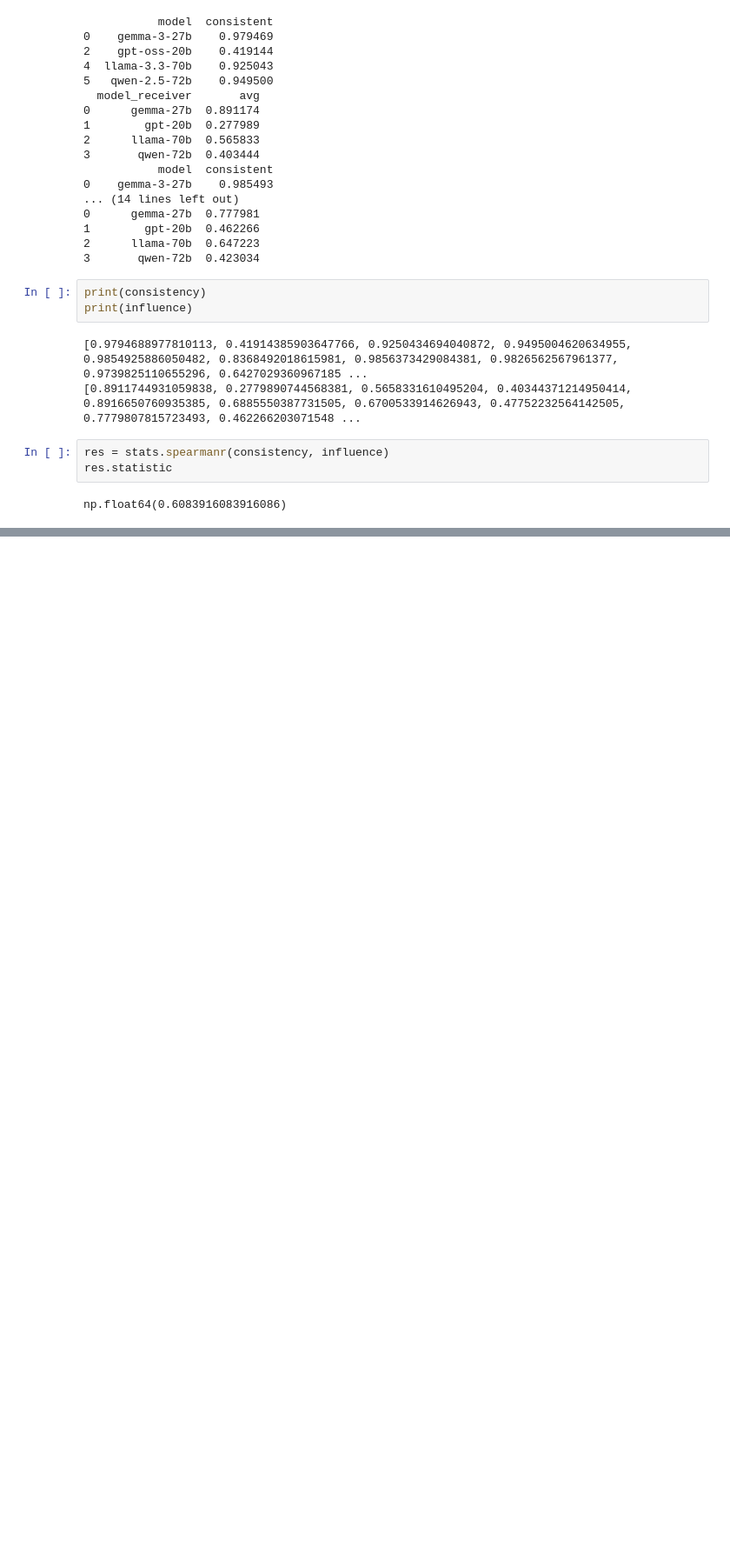
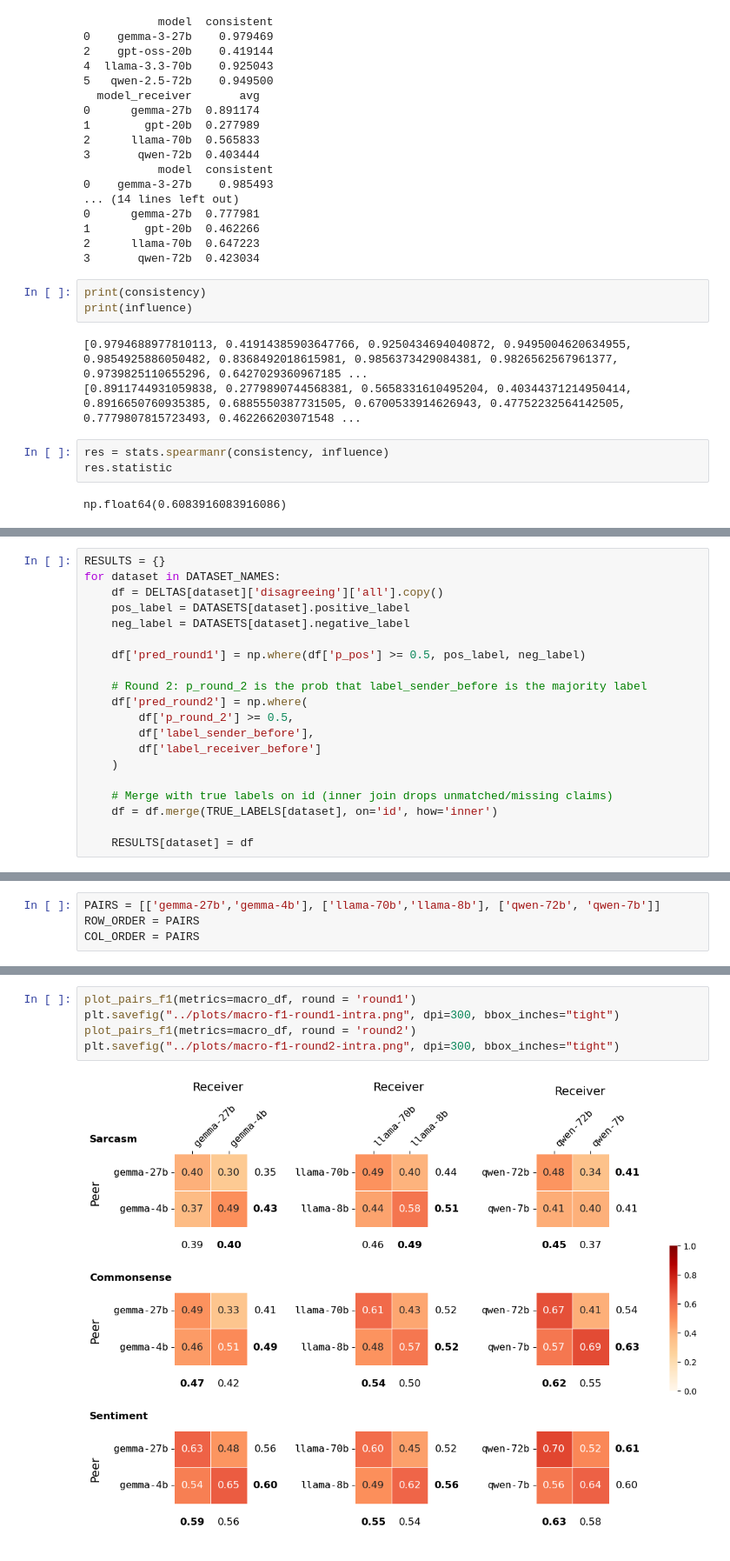
Before and after one commit to fridanl/InfluenceDynamicsMAS, a Jupyter notebook: src/main_results.ipynb, the cells around one changed output, grey strips where cells are left out. Shown at 87% size. Saved outputs shown, nothing was run; the diff lists cells and outputs as text; blank space fills up the shorter version.

```diff
--- a/src/main_results.ipynb
+++ b/src/main_results.ipynb
@@ -1786,0 +1897,20 @@ res_exact.pvalue, res_asymptotic.pvalue # asymptotic pvalue is too low
+# %%
+RESULTS = {}
+for dataset in DATASET_NAMES:
+    df = DELTAS[dataset]['disagreeing']['all'].copy()
+    pos_label = DATASETS[dataset].positive_label
+    neg_label = DATASETS[dataset].negative_label
+
+    df['pred_round1'] = np.where(df['p_pos'] >= 0.5, pos_label, neg_label)
+
+    # Round 2: p_round_2 is the prob that label_sender_before is the majority label
+    df['pred_round2'] = np.where(
+        df['p_round_2'] >= 0.5,
+        df['label_sender_before'],
+        df['label_receiver_before']
+    )
+
+    # Merge with true labels on id (inner join drops unmatched/missing claims)
+    df = df.merge(TRUE_LABELS[dataset], on='id', how='inner')
+
+    RESULTS[dataset] = df
@@ -1786,0 +2060,4 @@ res_exact.pvalue, res_asymptotic.pvalue # asymptotic pvalue is too low
+# %%
+PAIRS = [['gemma-27b','gemma-4b'], ['llama-70b','llama-8b'], ['qwen-72b', 'qwen-7b']]
+ROW_ORDER = PAIRS
+COL_ORDER = PAIRS
@@ -1786,0 +2138,7 @@ res_exact.pvalue, res_asymptotic.pvalue # asymptotic pvalue is too low
+# %%
+plot_pairs_f1(metrics=macro_df, round = 'round1')
+plt.savefig("../plots/macro-f1-round1-intra.png", dpi=300, bbox_inches="tight")
+plot_pairs_f1(metrics=macro_df, round = 'round2')
+plt.savefig("../plots/macro-f1-round2-intra.png", dpi=300, bbox_inches="tight")
+# %% [output]
+[figure, added]
```
Also changed, not shown: parts of 21 cells of this notebook, 16 other files.
